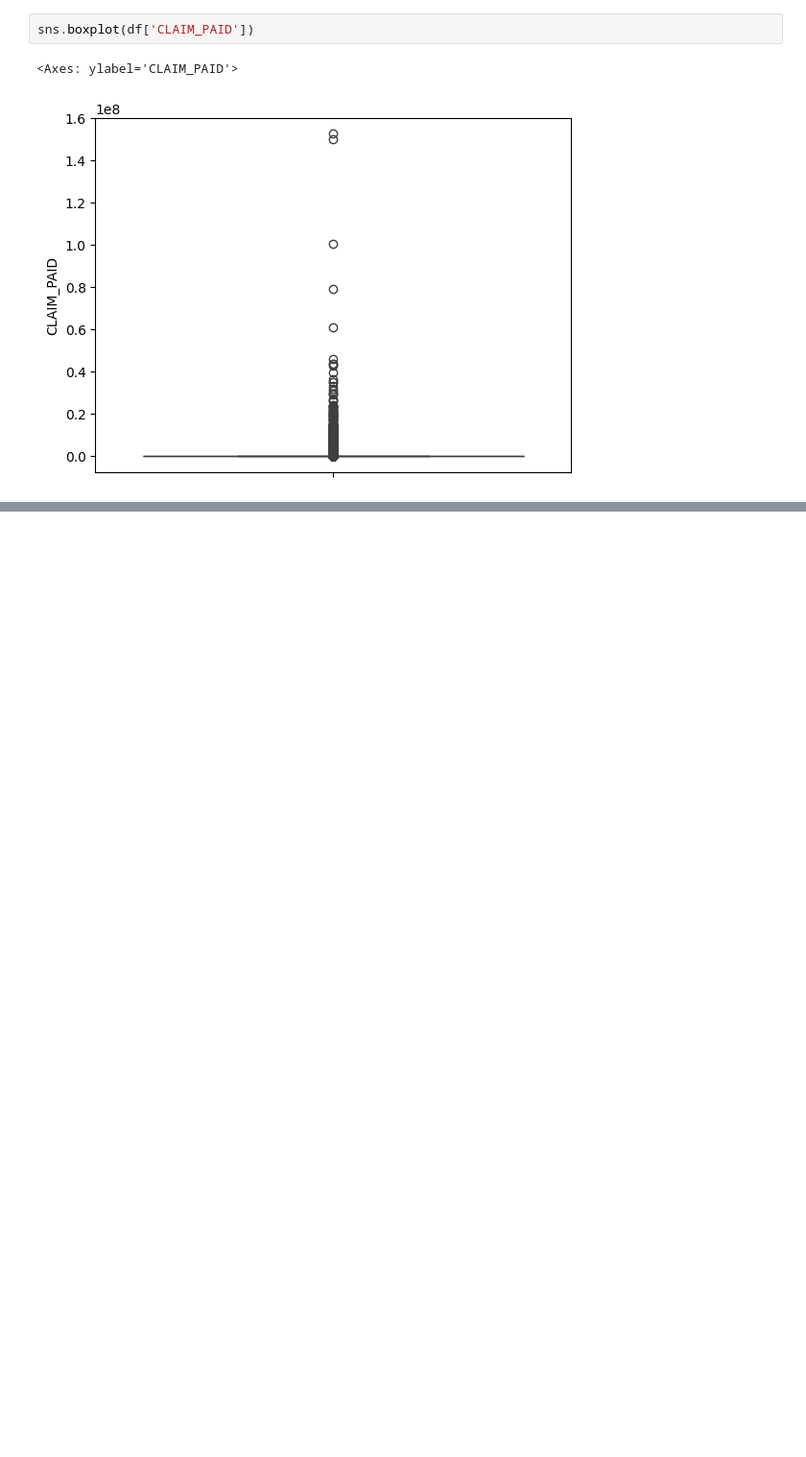
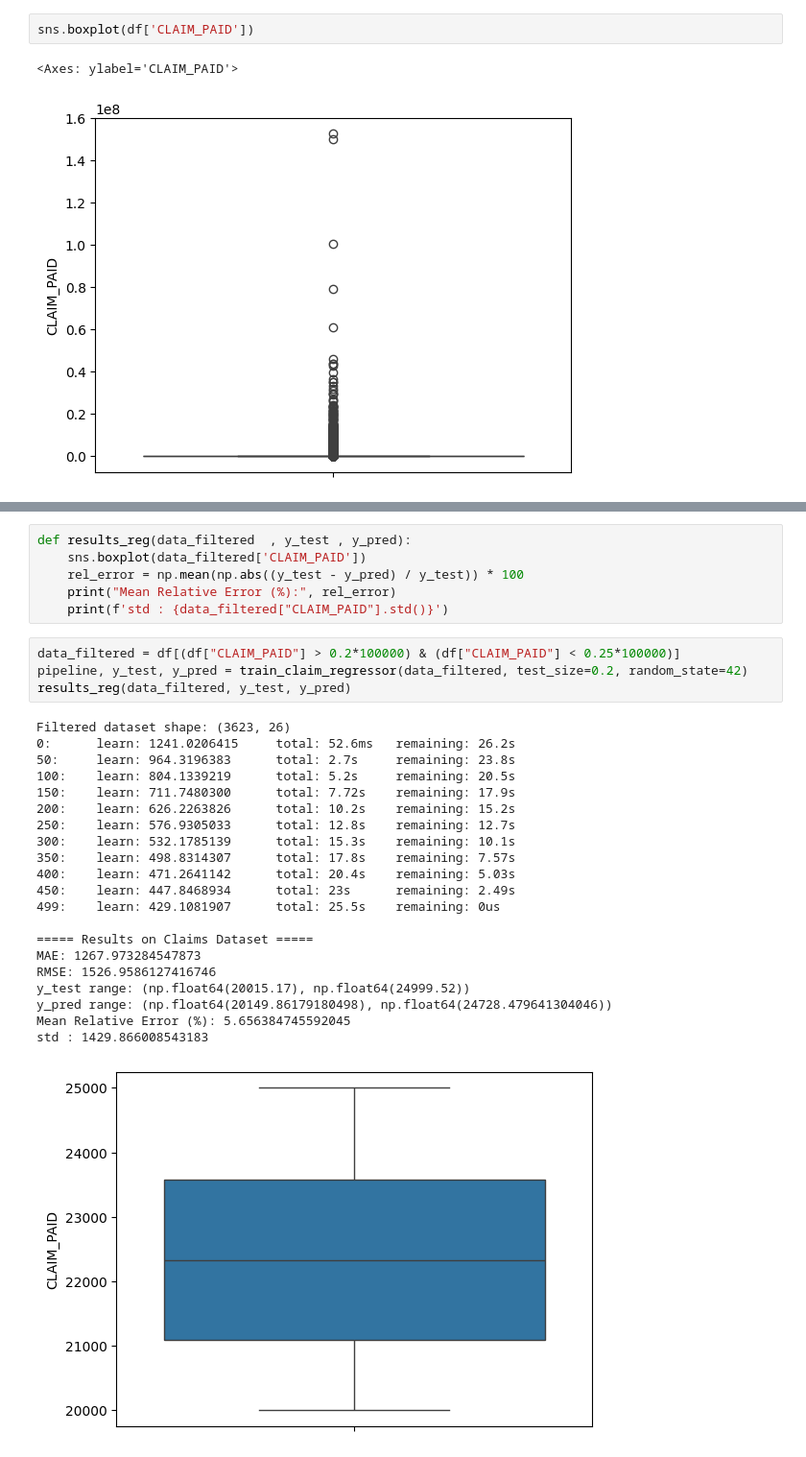
Before and after one commit to mehdighelich1379/insurAI, a Jupyter notebook: notebook/Vehicle_Insurance.ipynb, the cells around one changed output, grey strips where cells are left out. Shown at 96% size. Drawn from its saved outputs; the diff is of its cells as text; blank space fills up the shorter version.

```diff
--- a/notebook/Vehicle_Insurance.ipynb
+++ b/notebook/Vehicle_Insurance.ipynb
@@ -2344,2 +2386,34 @@ def train_claim_regressor(data, test_size=0.2, random_state=42):
+# %%
+def results_reg(data_filtered  , y_test , y_pred):
+    sns.boxplot(data_filtered['CLAIM_PAID'])
+    rel_error = np.mean(np.abs((y_test - y_pred) / y_test)) * 100
+    print("Mean Relative Error (%):", rel_error)
+    print(f'std : {data_filtered["CLAIM_PAID"].std()}')
+# %%
+data_filtered = df[(df["CLAIM_PAID"] > 0.2*100000) & (df["CLAIM_PAID"] < 0.25*100000)]
+pipeline, y_test, y_pred = train_claim_regressor(data_filtered, test_size=0.2, random_state=42)
+results_reg(data_filtered, y_test, y_pred)
+# %% [output]
+Filtered dataset shape: (3623, 26)
+0:      learn: 1241.0206415     total: 52.6ms   remaining: 26.2s
+50:     learn: 964.3196383      total: 2.7s     remaining: 23.8s
+100:    learn: 804.1339219      total: 5.2s     remaining: 20.5s
+150:    learn: 711.7480300      total: 7.72s    remaining: 17.9s
+200:    learn: 626.2263826      total: 10.2s    remaining: 15.2s
+250:    learn: 576.9305033      total: 12.8s    remaining: 12.7s
+300:    learn: 532.1785139      total: 15.3s    remaining: 10.1s
+350:    learn: 498.8314307      total: 17.8s    remaining: 7.57s
+400:    learn: 471.2641142      total: 20.4s    remaining: 5.03s
+450:    learn: 447.8468934      total: 23s      remaining: 2.49s
+499:    learn: 429.1081907      total: 25.5s    remaining: 0us
+
+===== Results on Claims Dataset =====
+MAE: 1267.973284547873
+RMSE: 1526.9586127416746
+y_test range: (np.float64(20015.17), np.float64(24999.52))
+y_pred range: (np.float64(20149.86179180498), np.float64(24728.479641304046))
+Mean Relative Error (%): 5.656384745592045
+std : 1429.866008543183
+[figure, added]
 # %%
 data_filtered = df[(df["CLAIM_PAID"] > 0.2*100000) & (df["CLAIM_PAID"] < 0.3*100000)]
```
Also changed, not shown: parts of 11 cells of this notebook.
